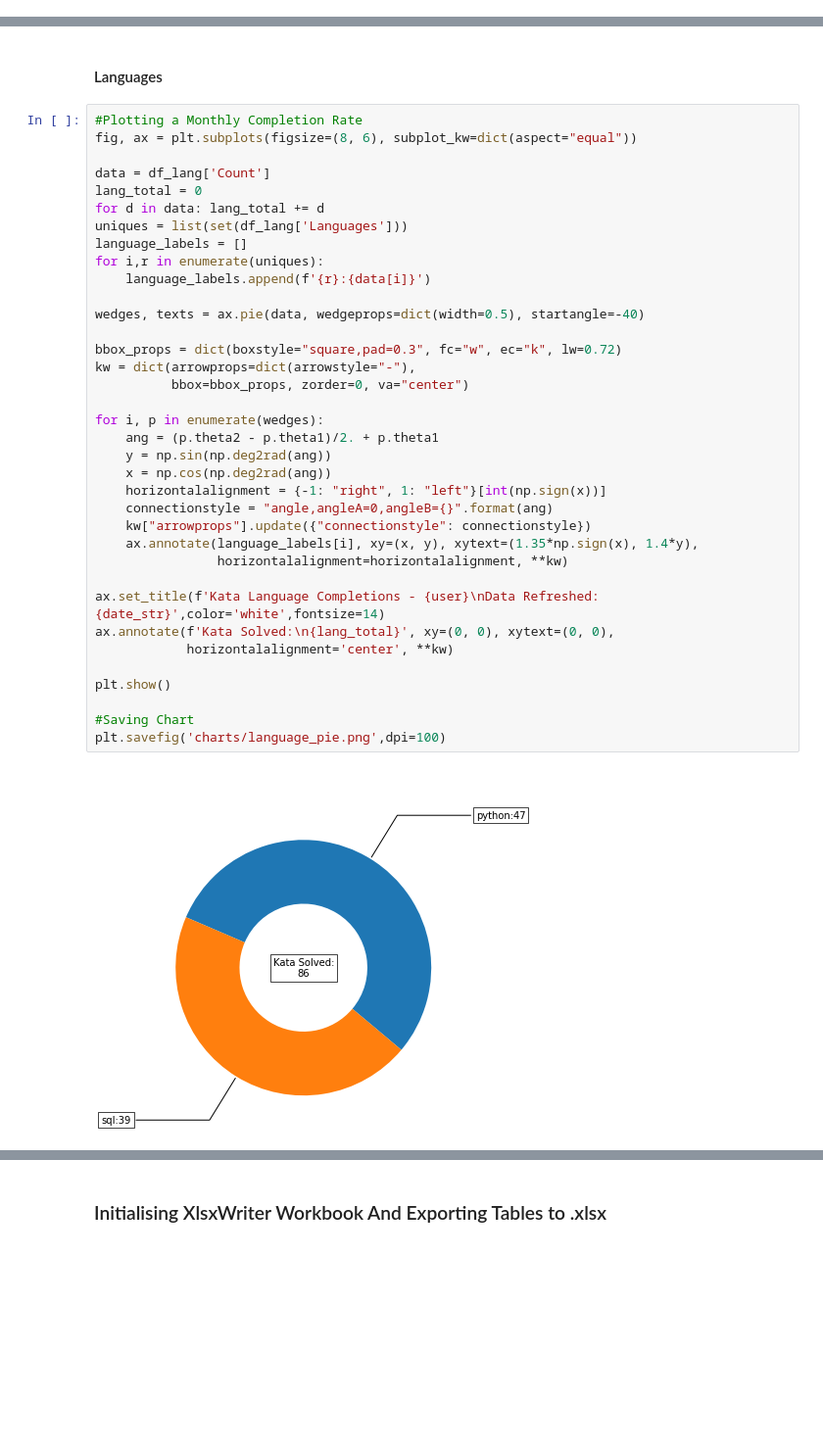
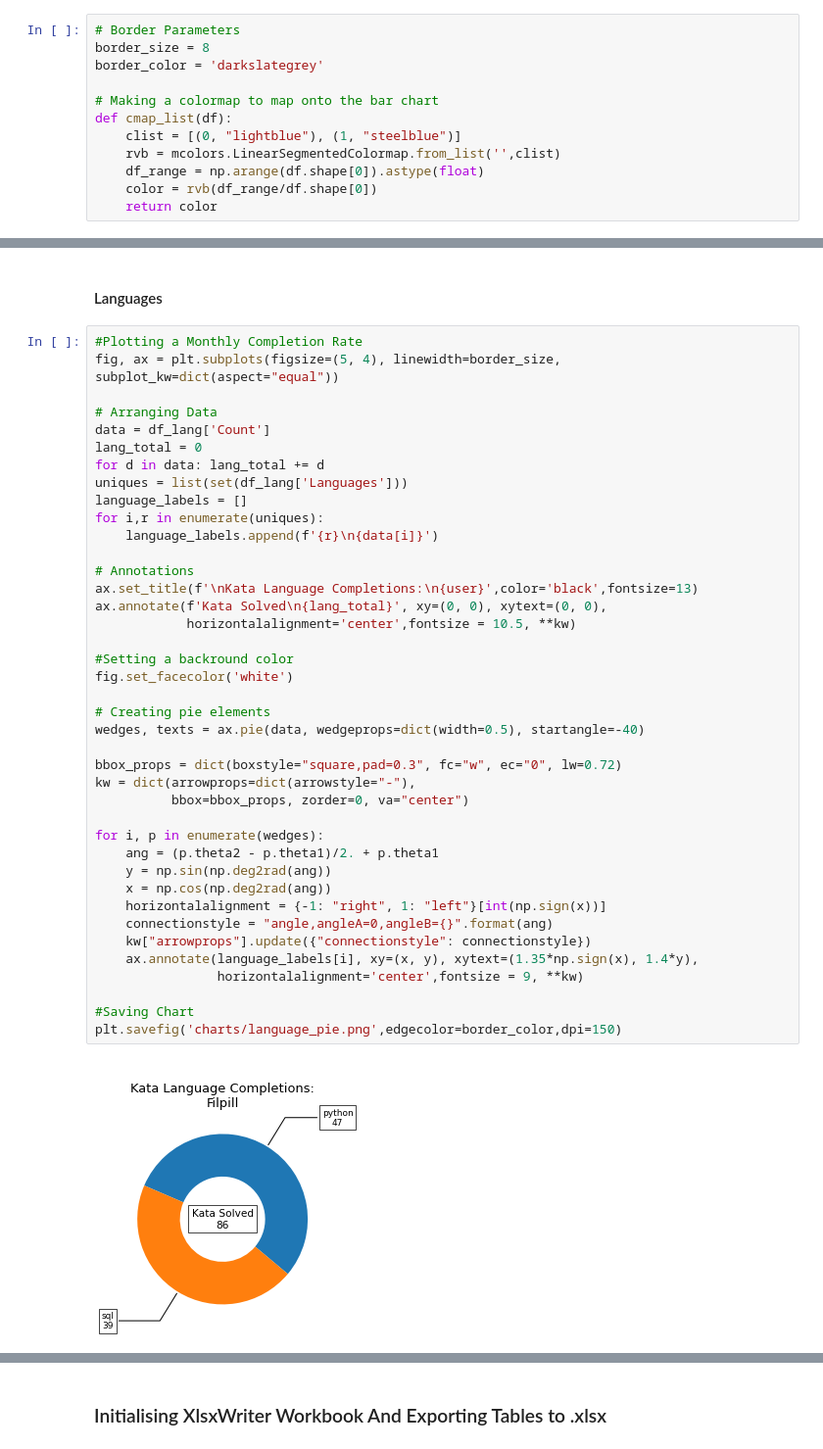
Before and after one commit to Filpill/codewars-stats, a Jupyter notebook: codewars_filpill.ipynb, the cells around one changed output, grey strips where cells are left out. Shown at 98% size. Cells and saved outputs as stored; diff of their text form; blank space fills up the shorter version.

```diff
--- a/codewars_filpill.ipynb
+++ b/codewars_filpill.ipynb
@@ -345,5 +290,17 @@ def chart_annotation(df,ax,chart_type,x_offset,y_offset):
     ax = ax.text(x_pos,y_pos,f'Data refreshed:{date_str}',fontsize =9,horizontalalignment='right')
 # %% [markdown]
 #### Monthly Kata Completions
+# %%
+# Border Parameters
+border_size = 8
+border_color = 'darkslategrey'
+
+# Making a colormap to map onto the bar chart
+def cmap_list(df):
+    clist = [(0, "lightblue"), (1, "steelblue")]
+    rvb = mcolors.LinearSegmentedColormap.from_list('',clist)
+    df_range = np.arange(df.shape[0]).astype(float)
+    color = rvb(df_range/df.shape[0])
+    return color
 # %%
 #Plotting a Monthly Completion Rate
@@ -385,39 +373,43 @@ plt.savefig('charts/rank_distribution.png',dpi=100)
 #### Languages
 # %%
 #Plotting a Monthly Completion Rate
-fig, ax = plt.subplots(figsize=(8, 6), subplot_kw=dict(aspect="equal"))
+fig, ax = plt.subplots(figsize=(5, 4), linewidth=border_size, subplot_kw=dict(aspect="equal"))
 
+# Arranging Data
 data = df_lang['Count']
 lang_total = 0
 for d in data: lang_total += d
 uniques = list(set(df_lang['Languages']))
 language_labels = []
 for i,r in enumerate(uniques):
-    language_labels.append(f'{r}:{data[i]}')
+    language_labels.append(f'{r}\n{data[i]}')
 
+# Annotations
+ax.set_title(f'\nKata Language Completions:\n{user}',color='black',fontsize=13)
+ax.annotate(f'Kata Solved\n{lang_total}', xy=(0, 0), xytext=(0, 0),
+            horizontalalignment='center',fontsize = 10.5, **kw)
+
+#Setting a backround color
+fig.set_facecolor('white')
+
+# Creating pie elements
 wedges, texts = ax.pie(data, wedgeprops=dict(width=0.5), startangle=-40)
 
-bbox_props = dict(boxstyle="square,pad=0.3", fc="w", ec="k", lw=0.72)
+bbox_props = dict(boxstyle="square,pad=0.3", fc="w", ec="0", lw=0.72)
 kw = dict(arrowprops=dict(arrowstyle="-"),
           bbox=bbox_props, zorder=0, va="center")
 
 for i, p in enumerate(wedges):
     ang = (p.theta2 - p.theta1)/2. + p.theta1
     y = np.sin(np.deg2rad(ang))
     x = np.cos(np.deg2rad(ang))
     horizontalalignment = {-1: "right", 1: "left"}[int(np.sign(x))]
     connectionstyle = "angle,angleA=0,angleB={}".format(ang)
     kw["arrowprops"].update({"connectionstyle": connectionstyle})
     ax.annotate(language_labels[i], xy=(x, y), xytext=(1.35*np.sign(x), 1.4*y),
-                horizontalalignment=horizontalalignment, **kw)
-
-ax.set_title(f'Kata Language Completions - {user}\nData Refreshed: {date_str}',color='white',fontsize=14)
-ax.annotate(f'Kata Solved:\n{lang_total}', xy=(0, 0), xytext=(0, 0),
-            horizontalalignment='center', **kw)
-
-plt.show()
+                horizontalalignment='center',fontsize = 9, **kw)
 
 #Saving Chart
-plt.savefig('charts/language_pie.png',dpi=100)
+plt.savefig('charts/language_pie.png',edgecolor=border_color,dpi=150)
 # %% [output]
-[figure, old version]
+[figure, new version]
```
Also changed, not shown: parts of 24 cells of this notebook, 5 other files.
